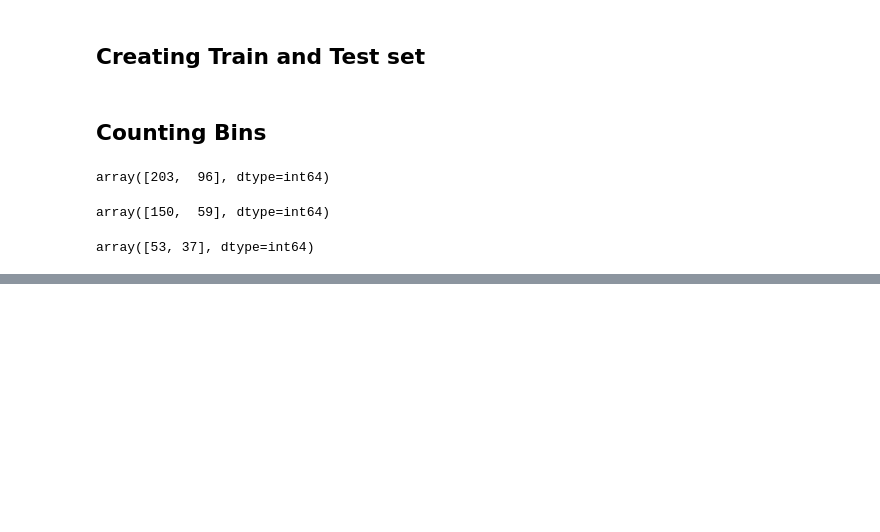
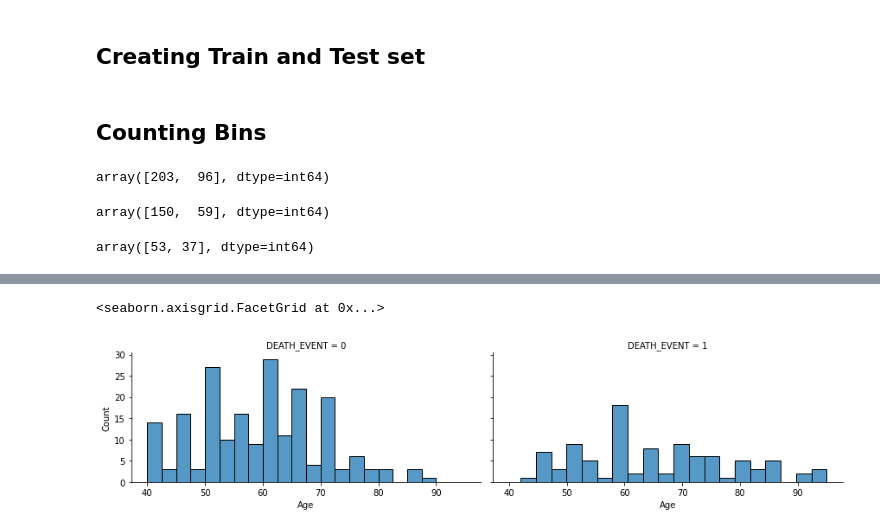
Before and after one commit to tjones104/Heart-Failure-Classification, a Jupyter notebook: COSC3337_Project2_JonesTristan.ipynb, the cells around one changed output, grey strips where cells are left out. Saved outputs shown, nothing was run; the diff lists cells and outputs as text; code cells hidden in the pictures; blank space fills up the shorter version.

Commit message:
Updating for Descriptive Statistics and better lookings graphs

```diff
--- a/COSC3337_Project2_JonesTristan.ipynb
+++ b/COSC3337_Project2_JonesTristan.ipynb
@@ -16,6 +17,7 @@ from sklearn.model_selection import train_test_split
 # %%
-address = 'C:/Users/Tristan/Desktop/Data Science 3337/Projects/Project 2/heart_failure.csv'
+address = 'C:/Users/Tristan/Desktop/Data Science 3337/Projects/Project 2/Heart-Failure-Classification/heart_failure.csv'
 df = pd.read_csv(address)
+df = df.drop(['time'], axis=1)
 df.head()
 # %% [output]
 |  | age | anaemia | creatinine_phosphokinase | diabetes | ejection_fraction | high_blood_pressure | platelets | ... |
@@ -266,0 +131,7 @@ Text(0.5, 1.0, 'Smoking Frequency Per Class')
+# %%
+g = sns.FacetGrid(df, col = "DEATH_EVENT", aspect = 2)
+g.map(sns.histplot, 'age', bins = 20)
+g.set_axis_labels("Age", "Count")
+# %% [output]
+<seaborn.axisgrid.FacetGrid at 0x...>
+[figure, added]
```
Also changed, not shown: parts of 31 cells of this notebook.
